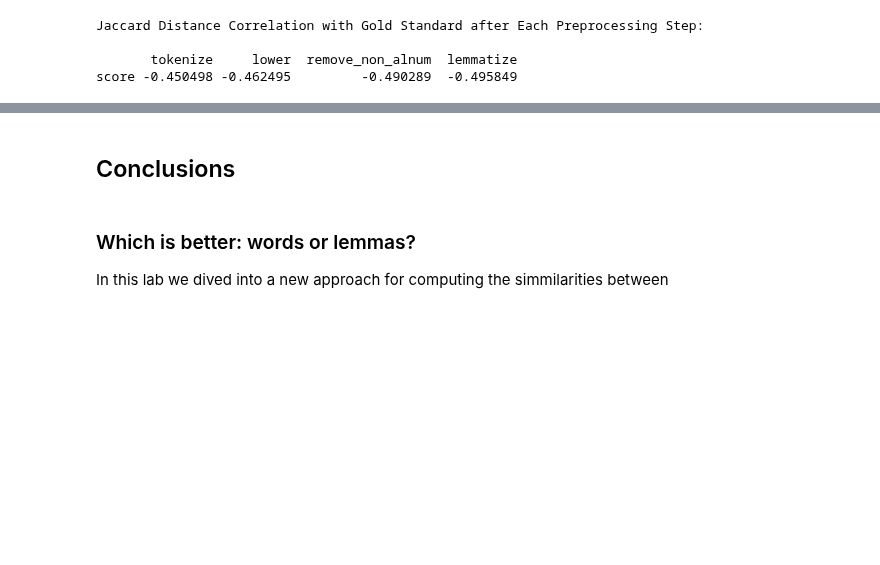
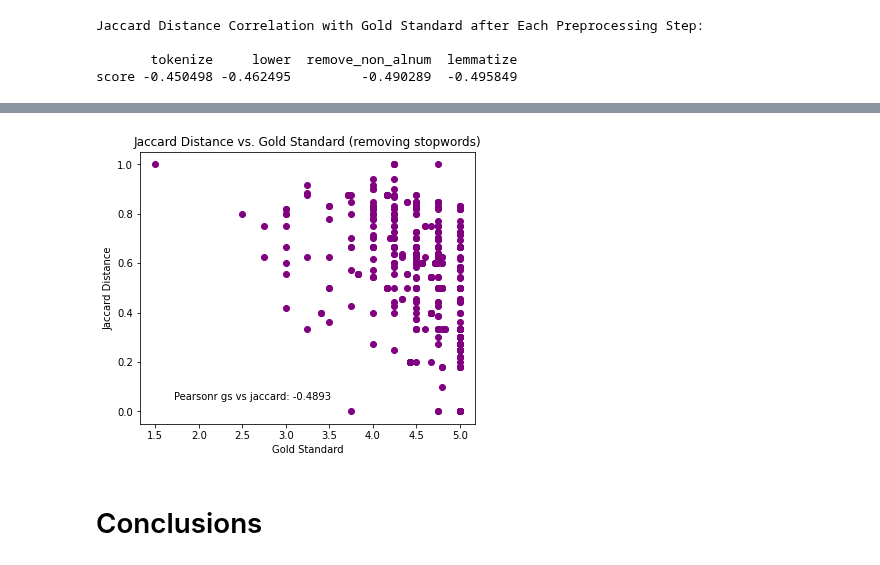
Before and after one commit to ZachParent/mai-intro-to-human-language-technologies, a Jupyter notebook: lab3/lab3.ipynb, the cells around one changed output, grey strips where cells are left out. Drawn from its saved outputs; the diff is of its cells as text; code cells hidden in the pictures; blank space fills up the shorter version.

```diff
--- a/lab3/lab3.ipynb
+++ b/lab3/lab3.ipynb
@@ -176,6 +264,21 @@ plt.show()
+# %%
+fig = plt.figure(figsize=(6, 5))
+ax = plt.axes()
+
+plt.scatter(dt["gs"], dt["jaccard_no_stopwords"], color='purple')
+plt.xlabel("Gold Standard")
+plt.ylabel("Jaccard Distance")
+plt.title("Jaccard Distance vs. Gold Standard (removing stopwords)")
+plt.text(
+    0.1,
+    0.1,
+    f"Pearsonr gs vs jaccard: {results_no_stopwords['lemmatize'].iloc[0]:.4f}",
+    transform=ax.transAxes,
+    ha="left",
+    va="center",
+)
+plt.show()
+# %% [output]
+[figure, added]
 # %% [markdown]
-## Conclusions
+# Conclusions
-# %% [markdown]
-### Which is better: words or lemmas?
-
-In this lab we dived into a new approach for computing the simmilarities between
```
Also changed, not shown: parts of 20 cells of this notebook, 2 other files.
